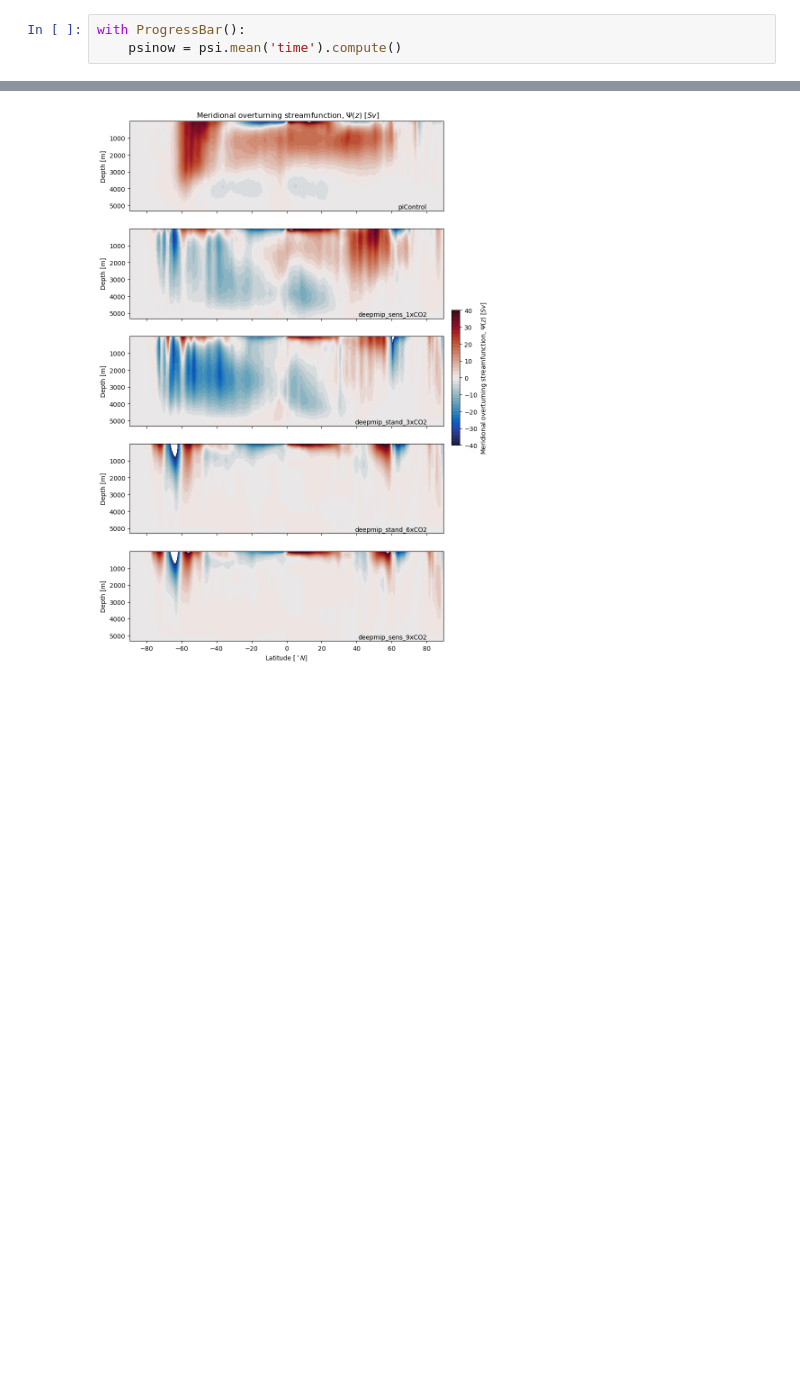
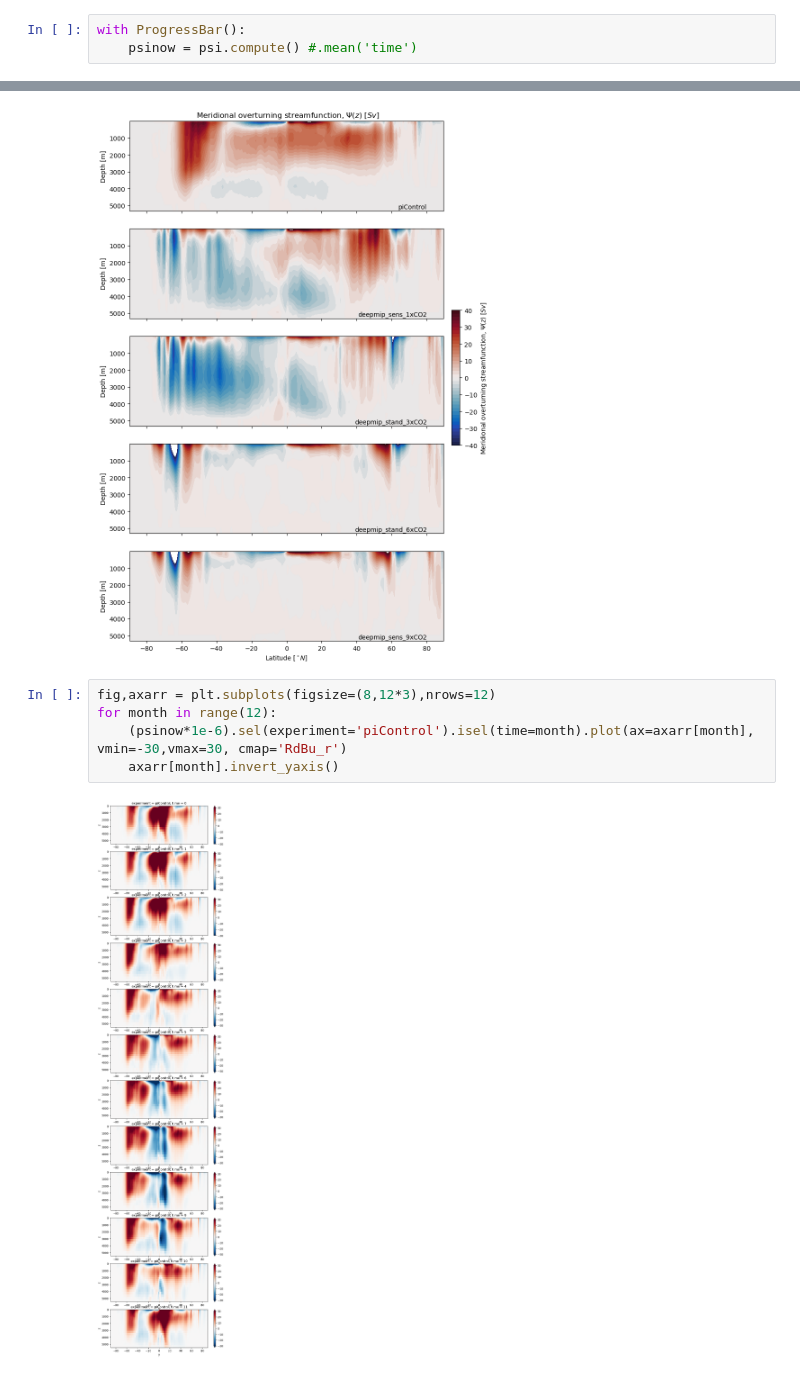
Before and after one commit to gmacgilchrist/oceanheatuptake, a Jupyter notebook: notebooks/dev_overturning.ipynb, the cells around one changed output, grey strips where cells are left out. Saved outputs shown, nothing was run; the diff lists cells and outputs as text; blank space fills up the shorter version.

```diff
--- a/notebooks/dev_overturning.ipynb
+++ b/notebooks/dev_overturning.ipynb
@@ -20,5 +20,5 @@ psi_reversez = -1*(vo_sumx_reversez*dz_reversez).cumsum(['z'])
 psi = psi_reversez.reindex(z=list(reversed(psi_reversez.z)))
 # %%
 with ProgressBar():
-    psinow = psi.mean('time').compute()
+    psinow = psi.compute() #.mean('time')
 # %% [output]
@@ -56,3 +56,10 @@ cb = fig.colorbar(im,cax=axc)
 cb.set_label(longname)
 # %% [output]
 [figure]
+# %%
+fig,axarr = plt.subplots(figsize=(8,12*3),nrows=12)
+for month in range(12):
+    (psinow*1e-6).sel(experiment='piControl').isel(time=month).plot(ax=axarr[month], vmin=-30,vmax=30, cmap='RdBu_r')
+    axarr[month].invert_yaxis()
+# %% [output]
+[figure, added]
```
Also changed, not shown: parts of 1 cell of this notebook, 7 other files.
